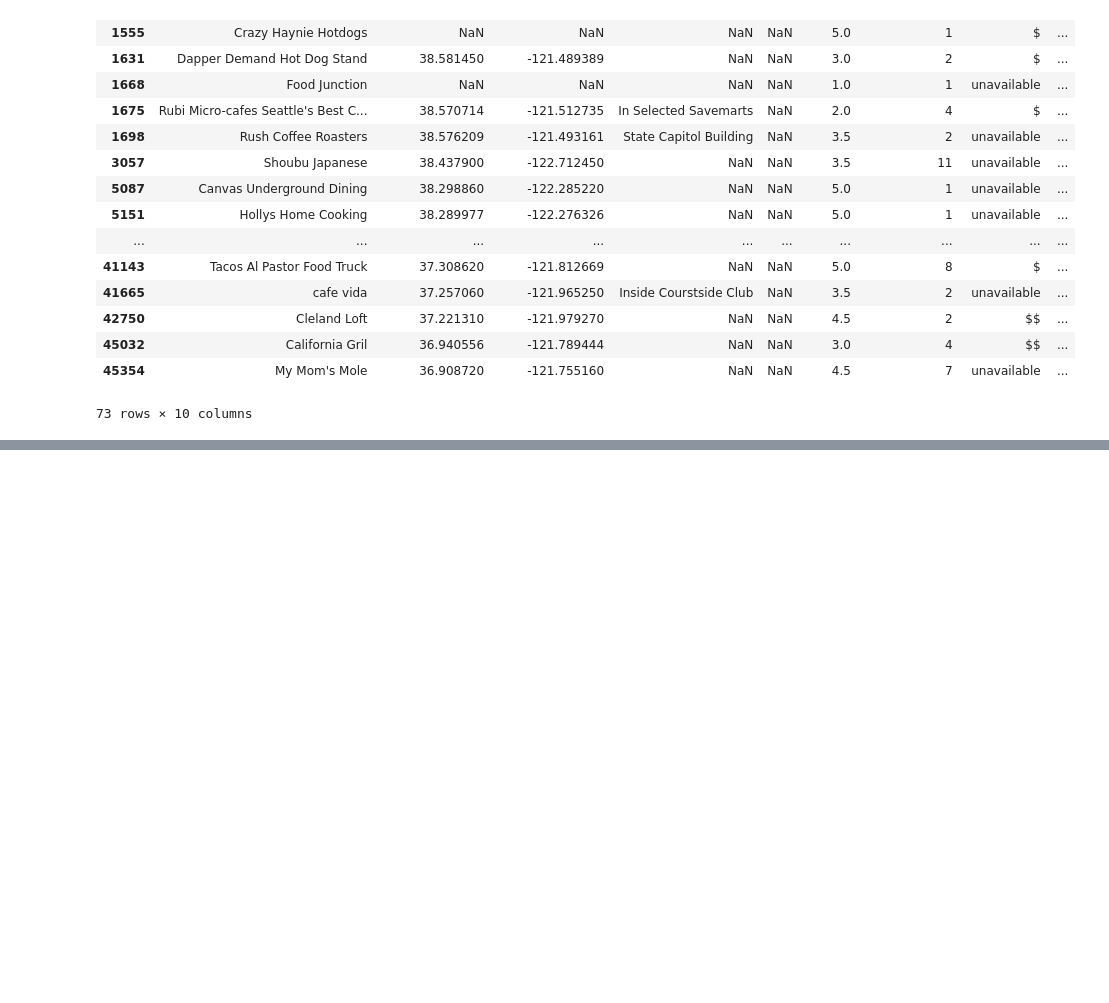
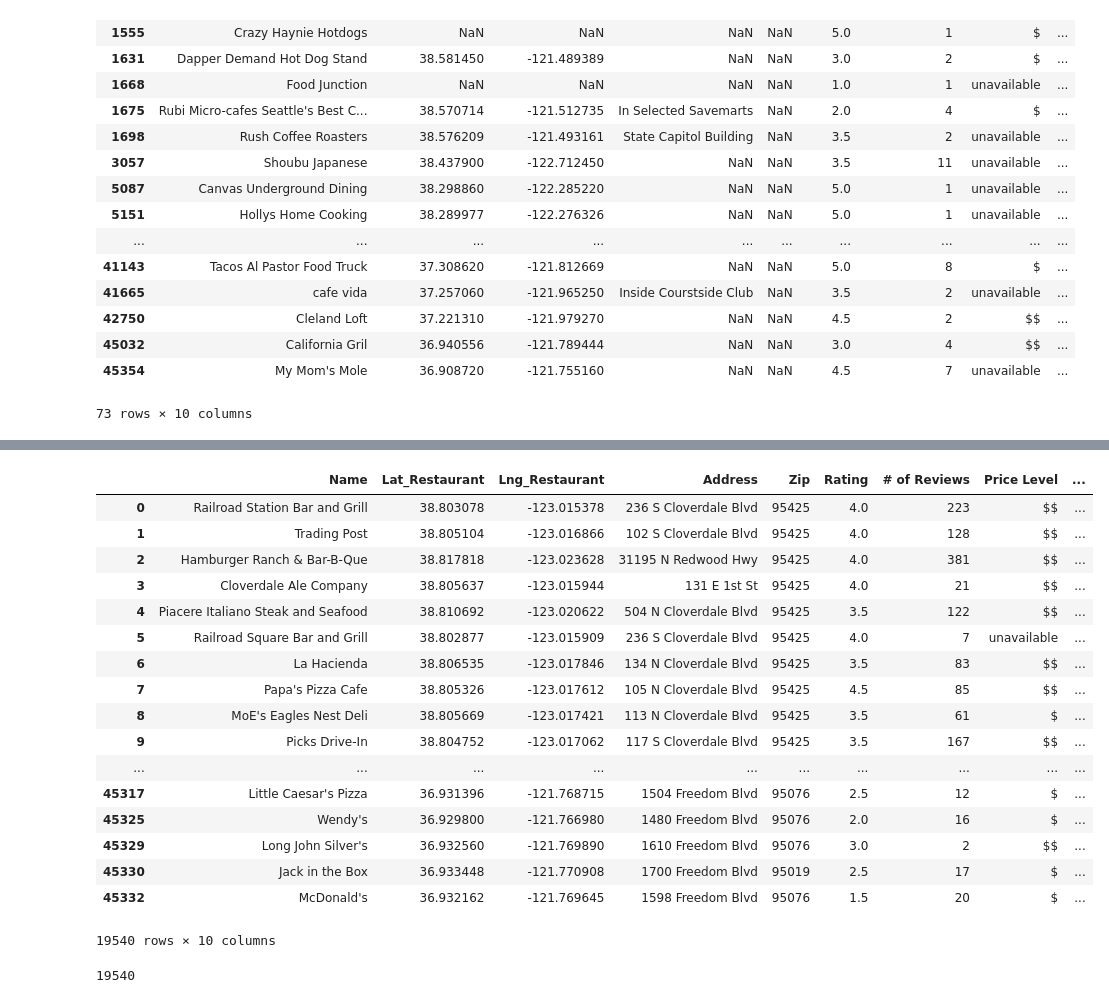
Before and after one commit to lquasem/Project-1, a Jupyter notebook: testing and analysis.ipynb, the cells around one changed output, grey strips where cells are left out. Cells and saved outputs as stored; diff of their text form; code cells hidden in the pictures; blank space fills up the shorter version.

```diff
--- a/testing and analysis.ipynb
+++ b/testing and analysis.ipynb
@@ -232,0 +431,27 @@ cleaning_2[zip_5] #drop
+# %%
+cleaning_5 = cleaning_4[cleaning_4.Lng_Restaurant <= -121.51661599999998]
+cleaning_6 = cleaning_5[cleaning_5.Lng_Restaurant >= -123.0728]
+cleaning_6
+# %% [output]
+|  | Name | Lat_Restaurant | Lng_Restaurant | Address | Zip | Rating | # of Reviews | Price Level | ... |
+| 0 | Railroad Station Bar and Grill | 38.803078 | -123.015378 | 236 S Cloverdale Blvd | 95425 | 4.0 | 223 | $$ | ... |
+| 1 | Trading Post | 38.805104 | -123.016866 | 102 S Cloverdale Blvd | 95425 | 4.0 | 128 | $$ | ... |
+| 2 | Hamburger Ranch & Bar-B-Que | 38.817818 | -123.023628 | 31195 N Redwood Hwy | 95425 | 4.0 | 381 | $$ | ... |
+| 3 | Cloverdale Ale Company | 38.805637 | -123.015944 | 131 E 1st St | 95425 | 4.0 | 21 | $$ | ... |
+| 4 | Piacere Italiano Steak and Seafood | 38.810692 | -123.020622 | 504 N Cloverdale Blvd | 95425 | 3.5 | 122 | $$ | ... |
+| 5 | Railroad Square Bar and Grill | 38.802877 | -123.015909 | 236 S Cloverdale Blvd | 95425 | 4.0 | 7 | unavailable | ... |
+| 6 | La Hacienda | 38.806535 | -123.017846 | 134 N Cloverdale Blvd | 95425 | 3.5 | 83 | $$ | ... |
+| 7 | Papa's Pizza Cafe | 38.805326 | -123.017612 | 105 N Cloverdale Blvd | 95425 | 4.5 | 85 | $$ | ... |
+| 8 | MoE's Eagles Nest Deli | 38.805669 | -123.017421 | 113 N Cloverdale Blvd | 95425 | 3.5 | 61 | $ | ... |
+| 9 | Picks Drive-In | 38.804752 | -123.017062 | 117 S Cloverdale Blvd | 95425 | 3.5 | 167 | $$ | ... |
+| ... | ... | ... | ... | ... | ... | ... | ... | ... | ... |
+| 45317 | Little Caesar's Pizza | 36.931396 | -121.768715 | 1504 Freedom Blvd | 95076 | 2.5 | 12 | $ | ... |
+| 45325 | Wendy's | 36.929800 | -121.766980 | 1480 Freedom Blvd | 95076 | 2.0 | 16 | $ | ... |
+| 45329 | Long John Silver's | 36.932560 | -121.769890 | 1610 Freedom Blvd | 95076 | 3.0 | 2 | $$ | ... |
+| 45330 | Jack in the Box | 36.933448 | -121.770908 | 1700 Freedom Blvd | 95019 | 2.5 | 17 | $ | ... |
+| 45332 | McDonald's | 36.932162 | -121.769645 | 1598 Freedom Blvd | 95076 | 1.5 | 20 | $ | ... |
+19540 rows × 10 columns
+# %%
+len(cleaning_6)
+# %% [output]
+19540
```
Also changed, not shown: parts of 40 cells of this notebook.
